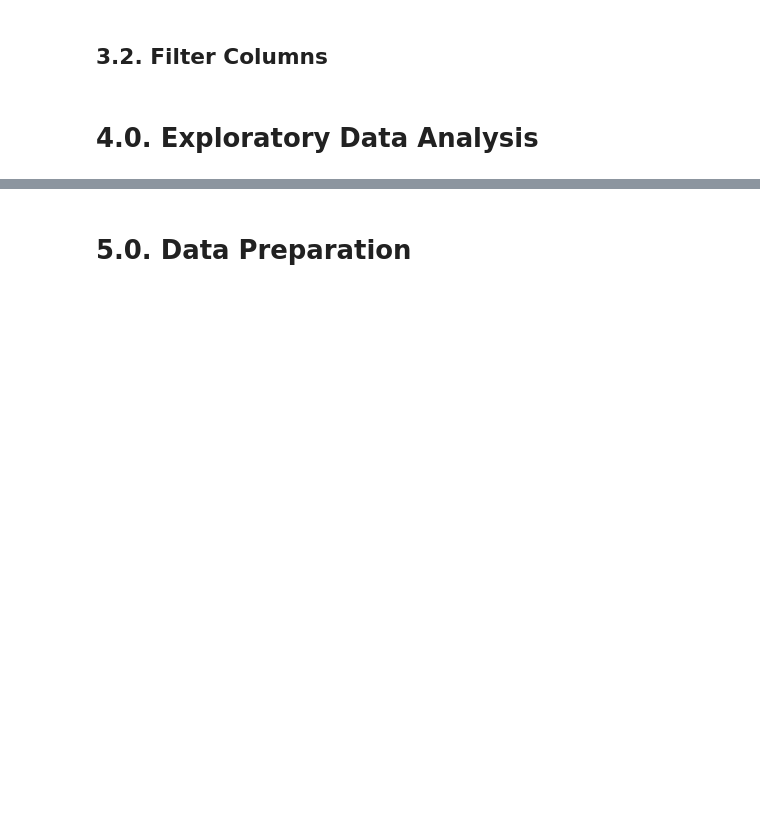
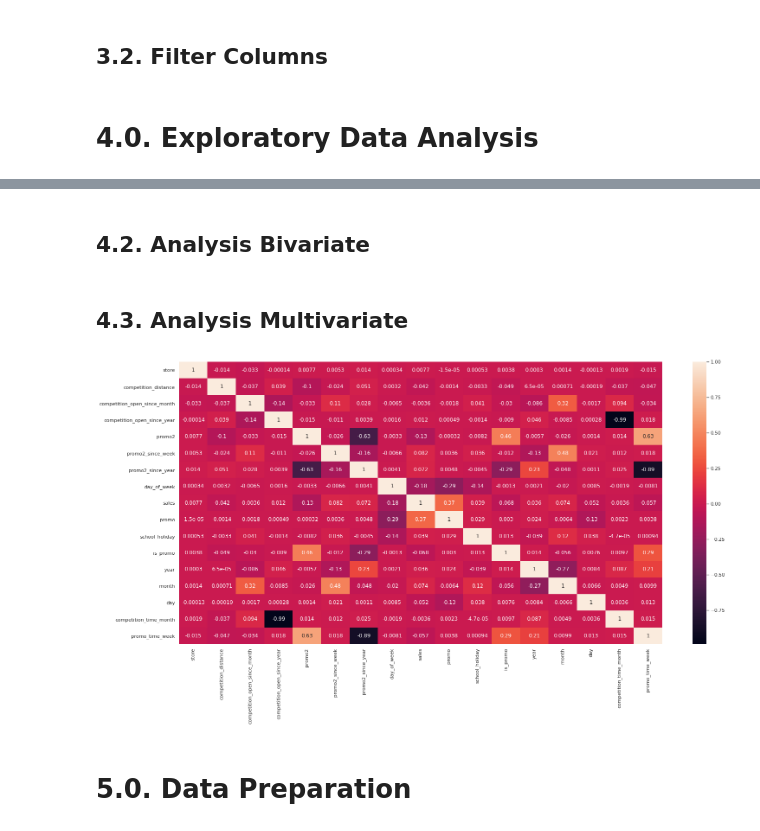
Before and after one commit to cidosjr/rossmann-sales-forecast, a Jupyter notebook: notebooks/rossmann_prediction.ipynb, the cells around one changed output, grey strips where cells are left out. Cells and saved outputs as stored; diff of their text form; code cells hidden in the pictures; blank space fills up the shorter version.

```diff
--- a/notebooks/rossmann_prediction.ipynb
+++ b/notebooks/rossmann_prediction.ipynb
@@ -251,3 +352,13 @@ df4 = pickle.load(open('../src/data/df3.pkl', 'rb'))
+# %% [markdown]
+## 4.2. Analysis Bivariate
+# %% [markdown]
+## 4.3. Analysis Multivariate
+# %%
+correlation = df4.select_dtypes(include=['int64', 'float64']).corr(method='pearson')
+
+sns.heatmap(correlation, annot=True);
+# %% [output]
+[figure, added]
 # %% [markdown]
 # 5.0. Data Preparation
 # %%
```
Also changed, not shown: parts of 44 cells of this notebook.
